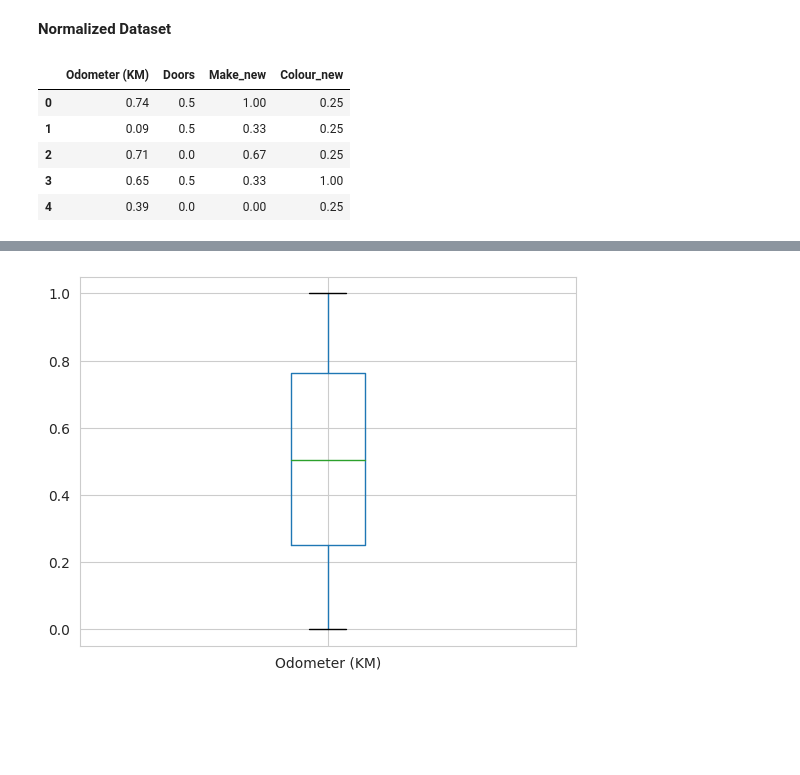
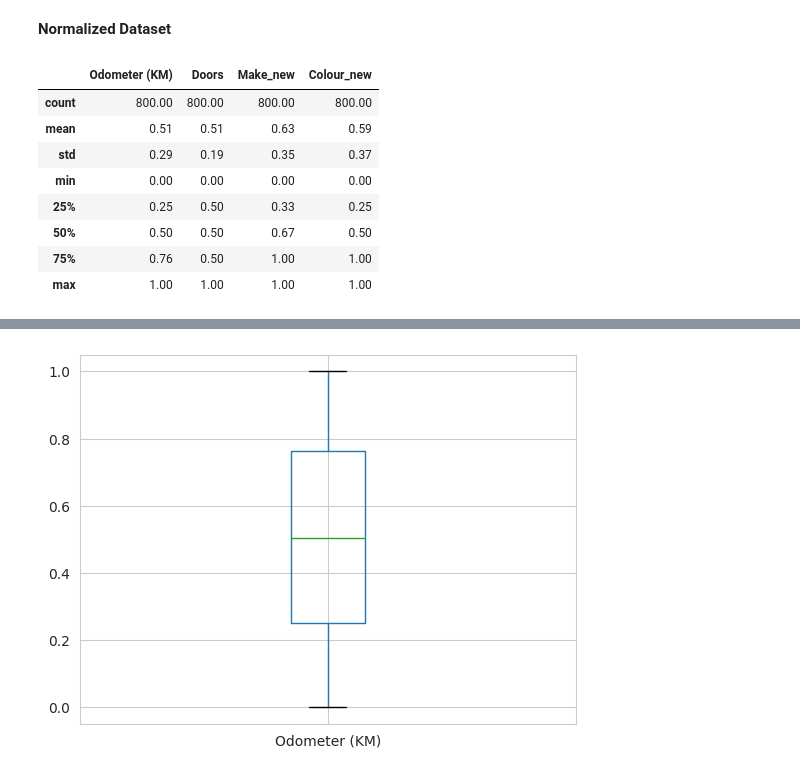
Before and after one commit to luferIPCA/MIA-MLA-23-24, a Jupyter notebook: Notebooks/4_Data_Manipulation_Modelling_III.ipynb, the cells around one changed output, grey strips where cells are left out. Saved outputs shown, nothing was run; the diff lists cells and outputs as text; code cells hidden in the pictures; blank space fills up the shorter version.

```diff
--- a/Notebooks/4_Data_Manipulation_Modelling_III.ipynb
+++ b/Notebooks/4_Data_Manipulation_Modelling_III.ipynb
@@ -509,13 +542,16 @@ boxplot = X_train_stand.boxplot(column=['Odometer (KM)'])
 # %% [markdown]
 **Normalized Dataset**
 # %%
-X_train_norm.head()
+X_train_norm.describe()
 # %% [output]
 |  | Odometer (KM) | Doors | Make_new | Colour_new |
-| 0 | 0.74 | 0.5 | 1.00 | 0.25 |
-| 1 | 0.09 | 0.5 | 0.33 | 0.25 |
-| 2 | 0.71 | 0.0 | 0.67 | 0.25 |
-| 3 | 0.65 | 0.5 | 0.33 | 1.00 |
-| 4 | 0.39 | 0.0 | 0.00 | 0.25 |
+| count | 800.00 | 800.00 | 800.00 | 800.00 |
+| mean | 0.51 | 0.51 | 0.63 | 0.59 |
+| std | 0.29 | 0.19 | 0.35 | 0.37 |
+| min | 0.00 | 0.00 | 0.00 | 0.00 |
+| 25% | 0.25 | 0.50 | 0.33 | 0.25 |
+| 50% | 0.50 | 0.50 | 0.67 | 0.50 |
+| 75% | 0.76 | 0.50 | 1.00 | 1.00 |
+| max | 1.00 | 1.00 | 1.00 | 1.00 |
 # %%
 X_train_norm.info()
```
Also changed, not shown: parts of 74 cells of this notebook, 1 other file.
